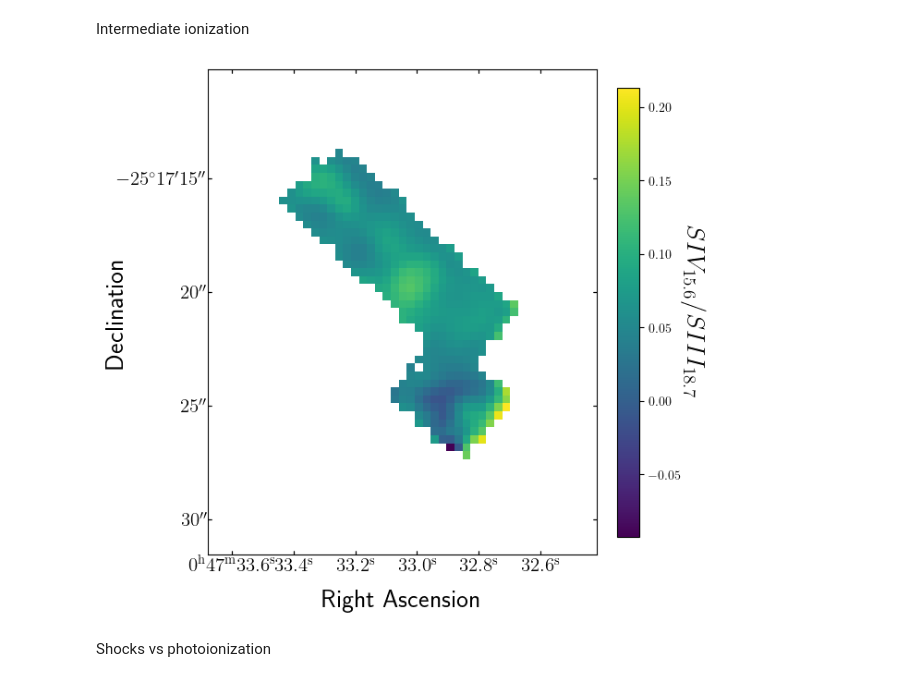
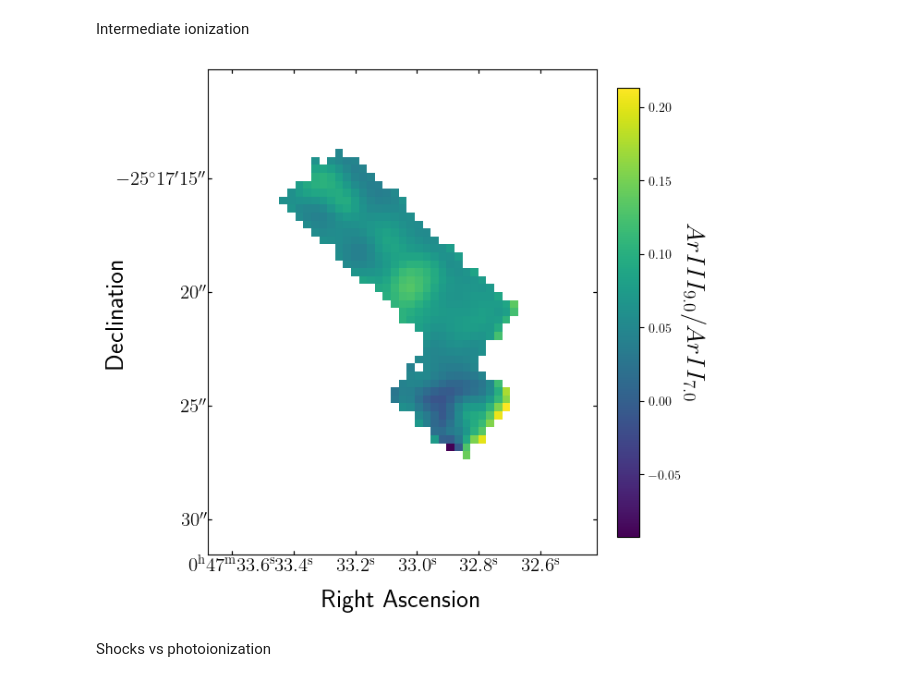
Before and after one commit to eacmills/ASTR-796-2025, a Jupyter notebook: task_6/JWST-NGC253-ASTR796-ratiomaps.ipynb, the cells around one changed output. Saved outputs shown, nothing was run; the diff lists cells and outputs as text; code cells hidden in the pictures.

```diff
--- a/task_6/JWST-NGC253-ASTR796-ratiomaps.ipynb
+++ b/task_6/JWST-NGC253-ASTR796-ratiomaps.ipynb
@@ -253,6 +145,9 @@ def calculate_ratio_map(fnstrone, fnstrtwo, annotation='', lab='', clrmap='coppe
     :param fnstrone: The filename string for the top line in the ratio. Use the filenames dictionary to make this easier
     :param fnstrtwo: The filename string for the bottom line in the ratio
     :param lab: The label with the tex-formatted ratio to go on the plot
+    :param clrmap: Colormap to use for plot
+    :param snrlim: SNR cut to use for masking
+    :param clipping: Whether or not to include an SNR mask (this should always be true except for debugging)
     :return: None, makes a plot
     """
     # Extract moment maps and calculate ratios for selected line fluxes
@@ -336,10 +231,10 @@ calculate_ratio_map(filenames['s4'], filenames['s3'], lab=r'$SIV_{15.6}/SIII_{18
 # %% [markdown]
 Intermediate ionization
 # %%
-calculate_ratio_map(filenames['ar3'], filenames['ar2'], lab=r'$SIV_{15.6}/SIII_{18.7}$', clrmap='viridis')
-#calculate_ratio_map(filenames['ar3'], filenames['ar2'], lab=r'$SIV_{15.6}/SIII_{18.7}$', clrmap='viridis', clipping=False)
+calculate_ratio_map(filenames['ar3'], filenames['ar2'], lab=r'$ArIII_{9.0}/ArII_{7.0}$', clrmap='viridis')
+#calculate_ratio_map(filenames['ar3'], filenames['ar2'], lab=r'$ArIII_{9.0}/ArII_{7.0}$', clrmap='viridis', clipping=False)
 # %% [output]
-[figure, old version]
+[figure, new version]
 # %% [markdown]
 Shocks vs photoionization
 # %%
```
Also changed, not shown: parts of 3 cells of this notebook.
